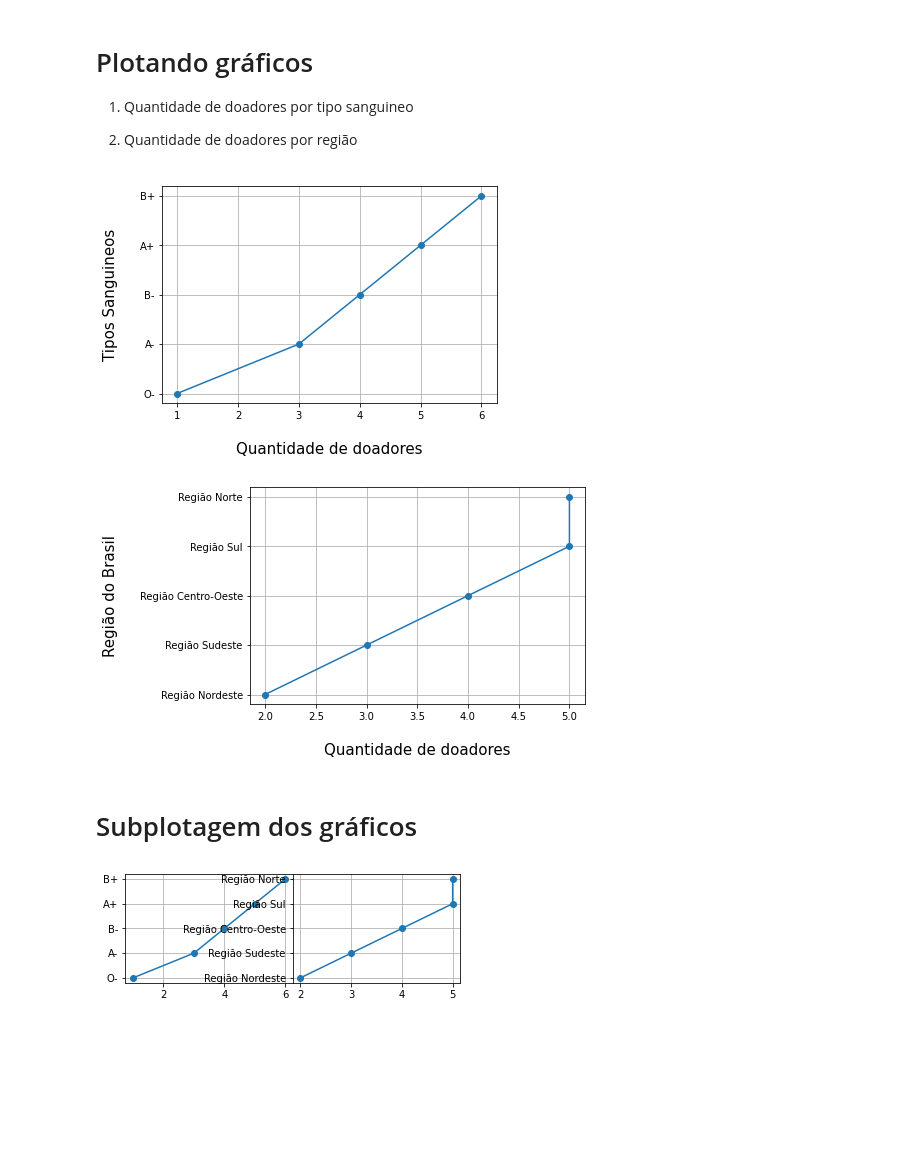
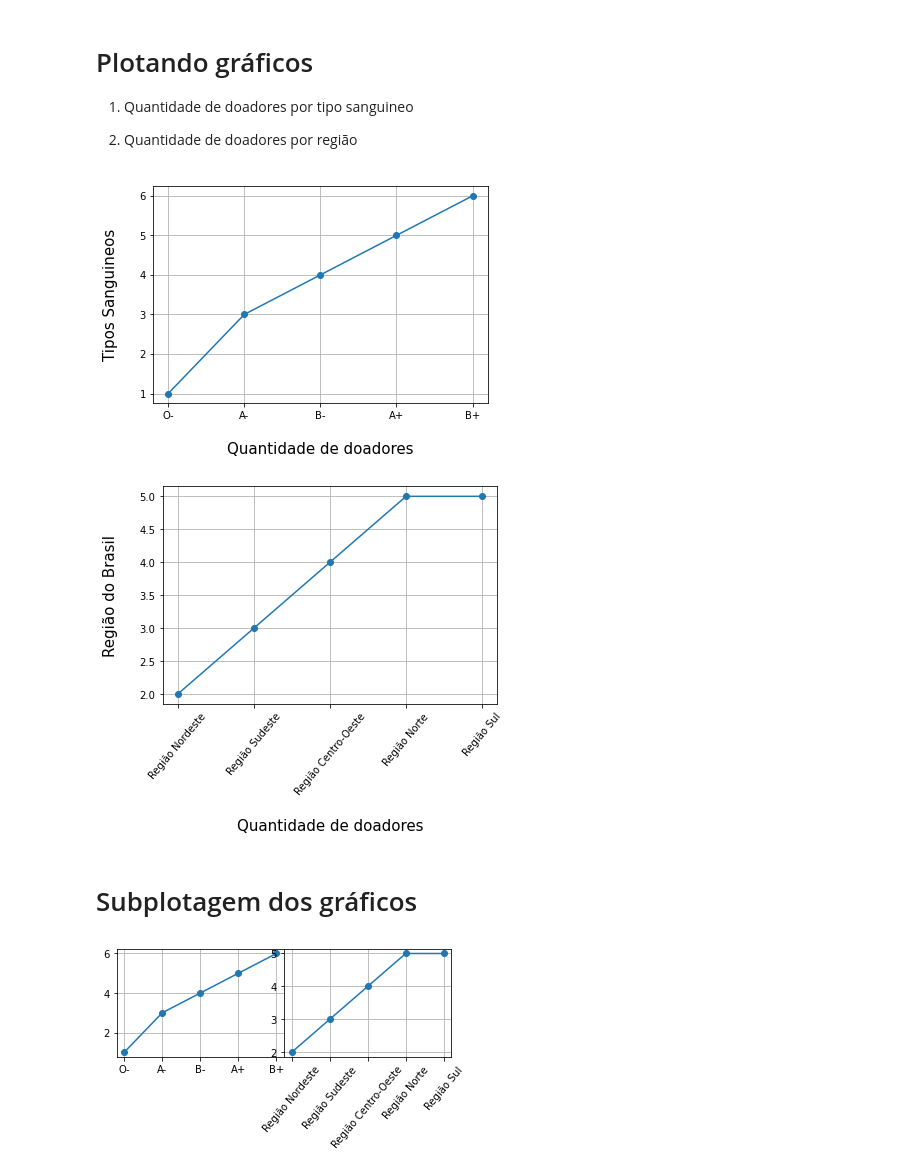
Before and after one commit to DevRaphael7/exercicios_matplotlib, a Jupyter notebook: 002.ipynb, the cells around one changed output. Saved outputs shown, nothing was run; the diff lists cells and outputs as text; code cells hidden in the pictures; blank space fills up the shorter version.

```diff
--- a/002.ipynb
+++ b/002.ipynb
@@ -92,30 +92,32 @@ Quantidade de doadores por região
 
 2) Quantidade de doadores por região
 # %%
-plt.plot(doadores_sanguineo.values, doadores_sanguineo.keys(), 'o-')
+plt.plot(doadores_sanguineo.keys(), doadores_sanguineo.values, 'o-')
 plt.xlabel("\nQuantidade de doadores", fontsize=15)
 plt.ylabel("Tipos Sanguineos\n", fontsize=15)
 plt.grid(True)
 plt.show()
 # %% [output]
-[figure, old version]
+[figure, new version]
 # %%
-plt.plot(regiao_doadores.values, regiao_doadores.keys(), 'o-')
+plt.plot(regiao_doadores.keys(), regiao_doadores.values, 'o-')
+plt.xticks(rotation=50.0)
 plt.xlabel("\nQuantidade de doadores", fontsize=15)
 plt.ylabel("Região do Brasil\n", fontsize=15)
 plt.grid(True)
 plt.show()
 # %% [output]
-[figure, old version]
+[figure, new version]
 # %% [markdown]
 # Subplotagem dos gráficos
 # %%
 plt.subplot(221)
-plt.plot(doadores_sanguineo.values, doadores_sanguineo.keys(), 'o-')
+plt.plot(doadores_sanguineo.keys(), doadores_sanguineo.values, 'o-')
 plt.grid(True)
 plt.subplot(222)
-plt.plot(regiao_doadores.values, regiao_doadores.keys(), 'o-')
+plt.plot(regiao_doadores.keys(),regiao_doadores.values, 'o-')
+plt.xticks(rotation=50.0)
 plt.grid(True)
 plt.subplots_adjust(wspace=0, hspace=0)
 # %% [output]
-[figure, old version]
+[figure, new version]
```
Also changed, not shown: parts of 1 cell of this notebook, 1 other file.
